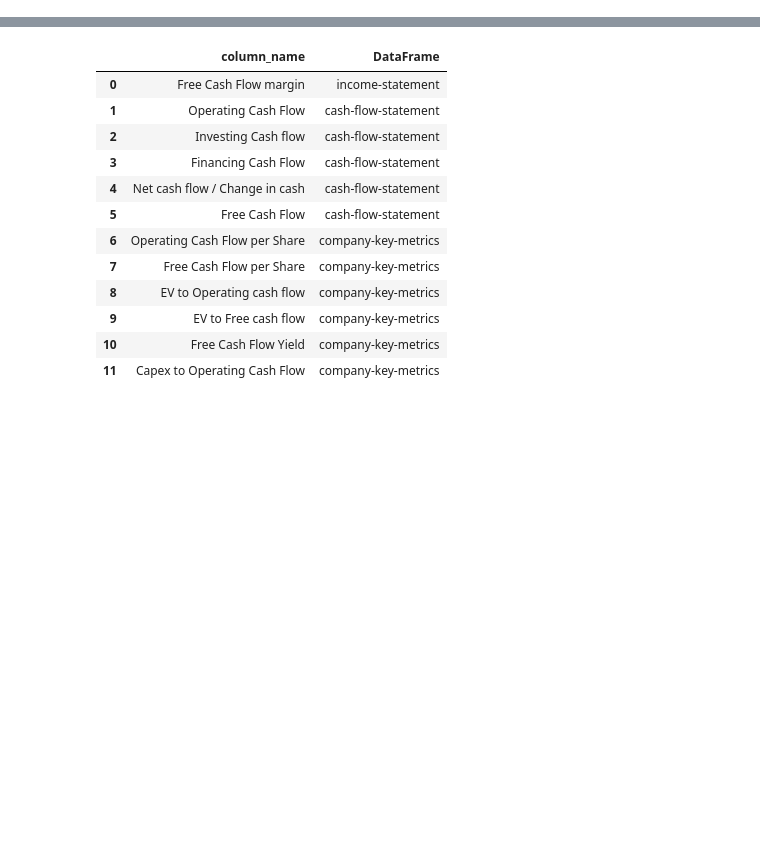
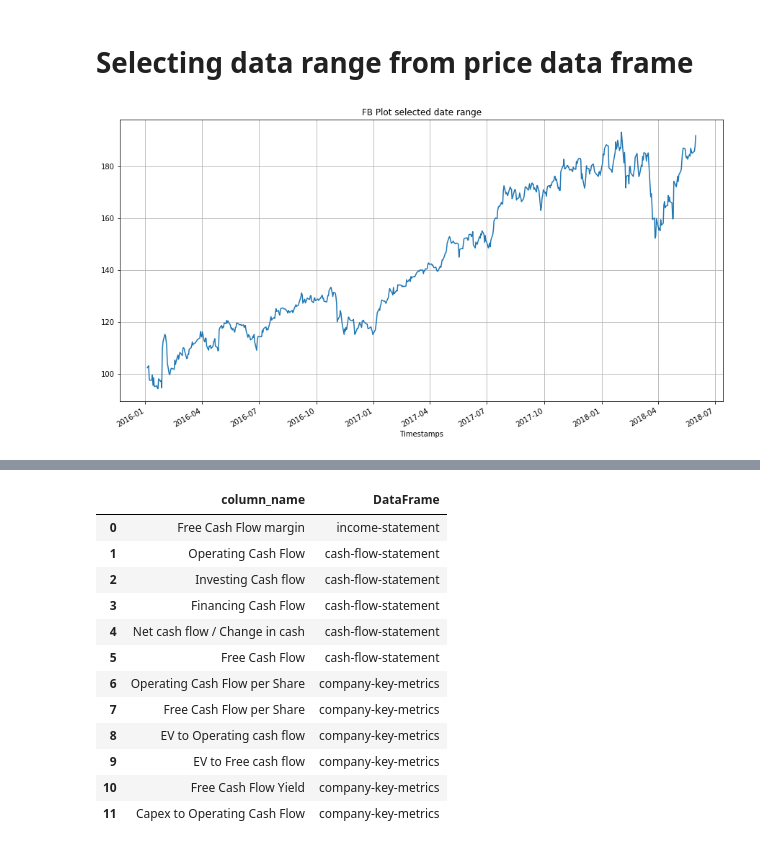
Before and after one commit to sabawi/getstockdata, a Jupyter notebook: test_data.ipynb, the cells around one changed output, grey strips where cells are left out. Drawn from its saved outputs; the diff is of its cells as text; code cells hidden in the pictures; blank space fills up the shorter version.

```diff
--- a/test_data.ipynb
+++ b/test_data.ipynb
@@ -505,0 +100,11 @@ maxtable_df
+# %% [markdown]
+# Selecting data range from price data frame
+# %%
+# Limit the stock prices data in the dates range
+price_df = sd.DatesRange(price_df, '2016-01-01', '2018-06-01')
+
+# Plot the prices chart
+ax1 = price_df['AdjClose'].plot(figsize=(15,8),
+                                title=sd.get_stock().upper()+" Plot selected date range").grid()
+# %% [output]
+[figure, added]
```
Also changed, not shown: parts of 48 cells of this notebook, 2 other files.
